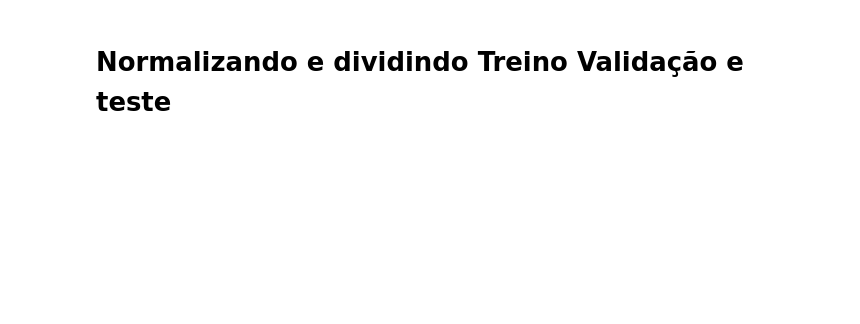
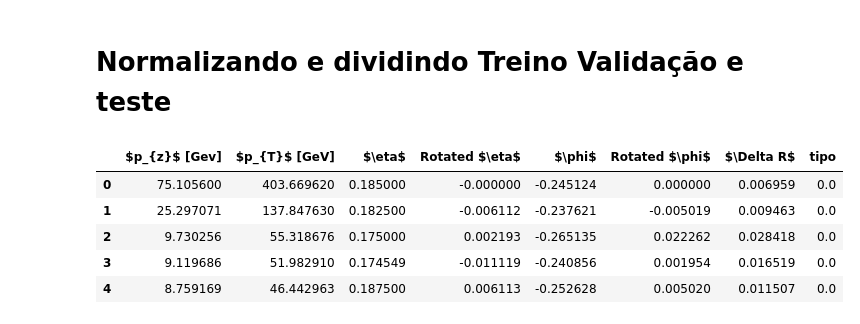
Before and after one commit to gabriels3t/Classificacao-de-Jatos-utilizando-o-dataset-hls4ml-lhc-com-MLP-e-CNN--trabalho-, a Jupyter notebook: Analise_exploratoria.ipynb, the cells around one changed output. Cells and saved outputs as stored; diff of their text form; code cells hidden in the pictures; blank space fills up the shorter version.

```diff
--- a/Analise_exploratoria.ipynb
+++ b/Analise_exploratoria.ipynb
@@ -74,0 +90,10 @@ scaler = StandardScaler()
+# %%
+df = pd.read_csv('data/treino_preprocessado.csv')
+df.head()
+# %% [output]
+|  | $p_{z}$ [Gev] | $p_{T}$ [GeV] | $\eta$ | Rotated $\eta$ | $\phi$ | Rotated $\phi$ | $\Delta R$ | tipo |
+| 0 | 75.105600 | 403.669620 | 0.185000 | -0.000000 | -0.245124 | 0.000000 | 0.006959 | 0.0 |
+| 1 | 25.297071 | 137.847630 | 0.182500 | -0.006112 | -0.237621 | -0.005019 | 0.009463 | 0.0 |
+| 2 | 9.730256 | 55.318676 | 0.175000 | 0.002193 | -0.265135 | 0.022262 | 0.028418 | 0.0 |
+| 3 | 9.119686 | 51.982910 | 0.174549 | -0.011119 | -0.240856 | 0.001954 | 0.016519 | 0.0 |
+| 4 | 8.759169 | 46.442963 | 0.187500 | 0.006113 | -0.252628 | 0.005020 | 0.011507 | 0.0 |
```
Also changed, not shown: parts of 5 cells of this notebook.
